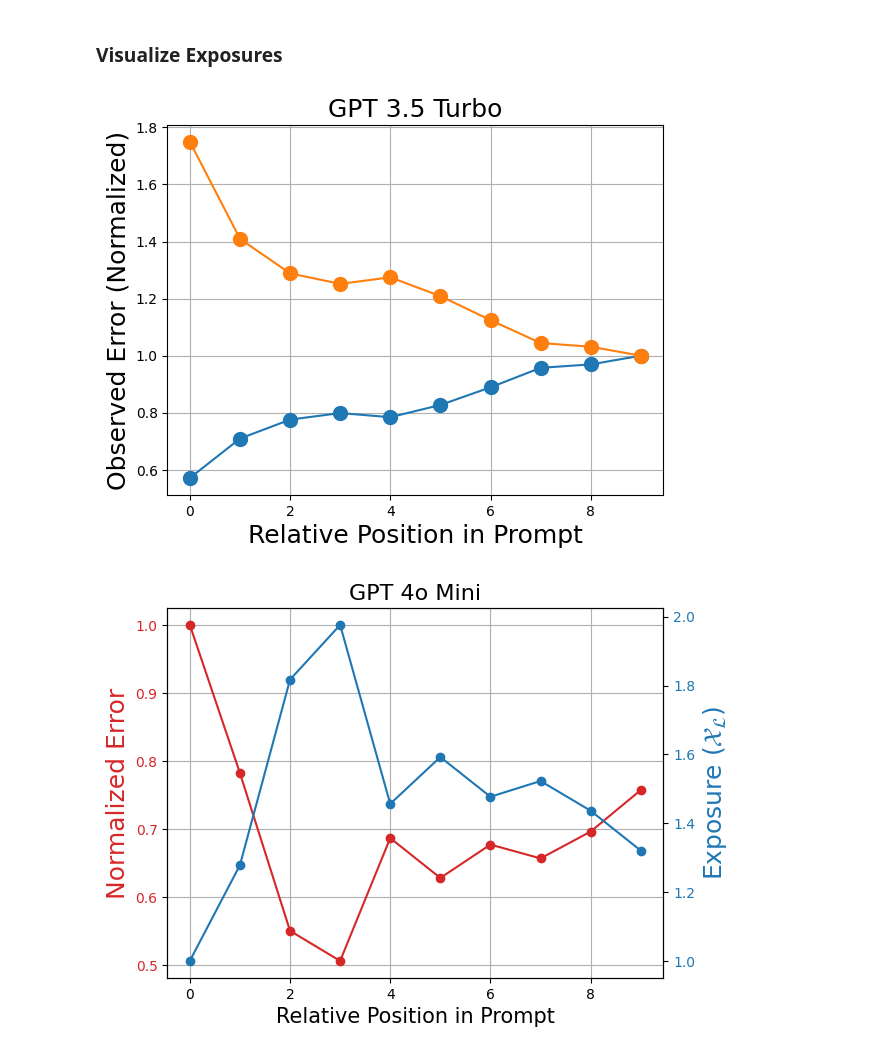
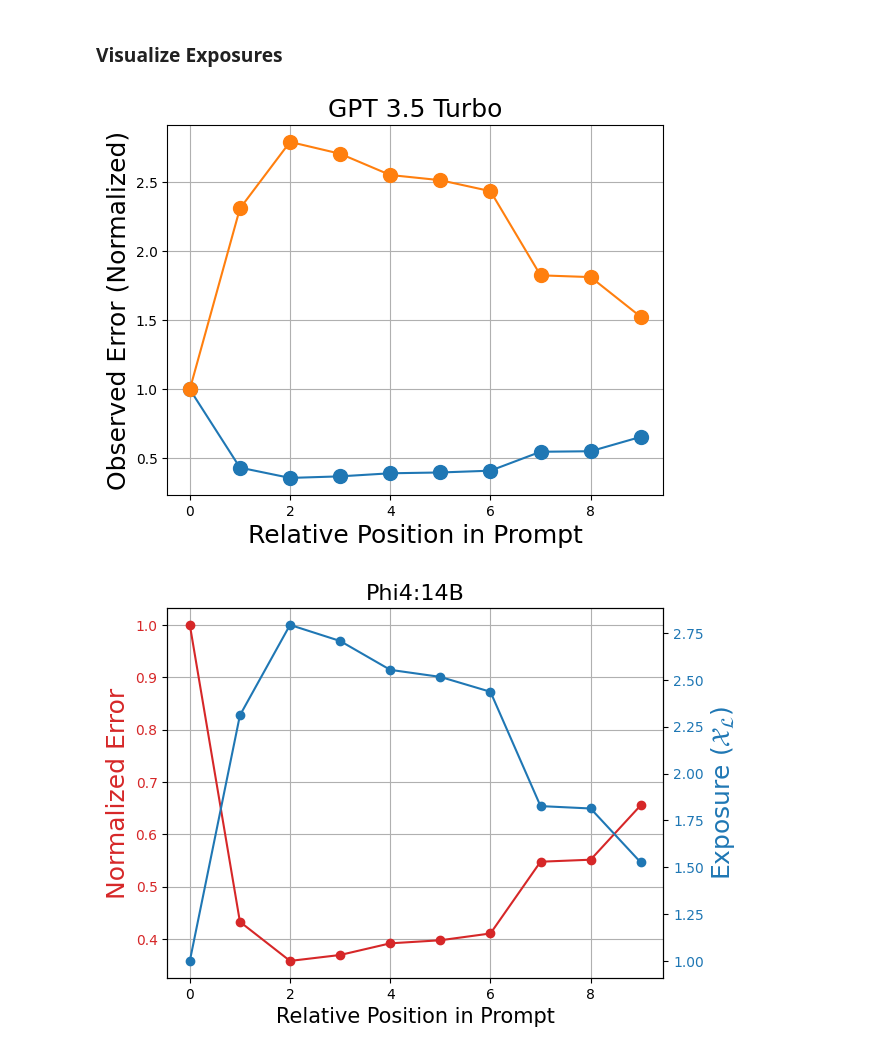
Before and after one commit to UIC-InDeXLab/input-reranking, a Jupyter notebook: exposure/exposure_discovery.ipynb, the cells around one changed output. Cells and saved outputs as stored; diff of their text form; code cells hidden in the pictures.

```diff
--- a/exposure/exposure_discovery.ipynb
+++ b/exposure/exposure_discovery.ipynb
@@ -17,7 +17,7 @@ Config the hyper-parameters for exposure discovery
 # %%
 SAMPLES = 100
 LENGTHS = [200, 500, 1000, 2000]
-MODEL = "gpt-3.5-turbo"
+MODEL = "phi4:14b" #"gemma2:27b" # "gpt-3.5-turbo", "gpt-4o-mini"
 # %% [markdown]
 Run the experiment. Create a sentence with a set of tokens (alphabetic letters), then ask about the number of each letter.
 # %%
@@ -36,9 +36,11 @@ for length in LENGTHS:
         prompt = letters.make_random_prompt(length, each)
 
         response = llm_api.ask(questions=[
-            "Count the number of each capital letter in the next text. Output like ('letter': 'count) for all letters present in the text.",
+            "Count the number of each capital letter in the next text. Output just like ('letter': 'count) for all letters present in the text without further explanation. And answer shortly.",
             prompt
-        ], model=MODEL)
+        ], model=MODEL, port=11434)
+
+        # print(response)
 
 
         result = letters.get_letter_counts(response)
@@ -61,7 +67,7 @@ df_gpt_4 = pd.read_csv("gpt-4o-mini.csv")
 # %% [markdown]
 ### Visualize Exposures
 # %%
-vis_df = df_gpt_3[df_gpt_3["length"] == 1000][["error", "position"]].groupby("position").mean().reset_index()
+vis_df = df[df["length"] == 1000][["error", "position"]].groupby("position").mean().reset_index()
 vis_df = vis_df[vis_df['position'] >= 0]
 vis_df["position"] = vis_df["position"] // 200
 
@@ -85,43 +91,43 @@ plt.ylabel("Observed Error (Normalized)", fontsize=18)
 plt.title("GPT 3.5 Turbo", fontsize=18);
 # plt.savefig("../figures/exposure-gpt-3.5.eps", format="eps")
 # %% [output]
-[figure, old version]
+[figure, new version]
 # %%
 fig, ax1 = plt.subplots()
 
 
-vis_df = df_gpt_4[df_gpt_4["length"] == 1000][["error", "position"]].groupby("position").mean().reset_index()
+vis_df = df[df["length"] == 1000][["error", "position"]].groupby("position").mean().reset_index()
 vis_df = vis_df[vis_df['position'] >= 0]
 vis_df["position"] = vis_df["position"] // 200
 
 vis_df = vis_df.groupby("position").mean().reset_index()
 vis_df["error"] = vis_df["error"] / vis_df["error"].max()
 
-plt.title("GPT 4o Mini", fontsize=16)
+plt.title("Phi4:14B", fontsize=16)
 plt.grid()
 
 # Plot error
 ax1.set_xlabel('Relative Position in Prompt', fontsize=15)
 ax1.set_ylabel('Normalized Error', fontsize=18, color='tab:red')
 ax1.plot(
     vis_df["position"],
     vis_df["error"],
     color='tab:red',
     marker="o"
 )
 
 ax1.tick_params(axis='y', labelcolor='tab:red')
 
 # Create second y-axis for accuracy
 ax2 = ax1.twinx()
 ax2.set_ylabel('Exposure ($\mathcal{X}_{\mathcal{L}}$)', fontsize=18, color='tab:blue')
 ax2.plot(
     vis_df["position"],
     np.divide(1, vis_df["error"]),
     color='tab:blue',
     marker="o"
 )
 ax2.tick_params(axis='y', labelcolor='tab:blue')
-# plt.savefig("../figures/exposure-gpt-4o.eps", format="eps")
+plt.savefig("../figures/exposure-phi4-14b.eps", format="eps")
 # %% [output]
-[figure, old version]
+[figure, new version]
```
Also changed, not shown: parts of 2 cells of this notebook, 13 other files.
